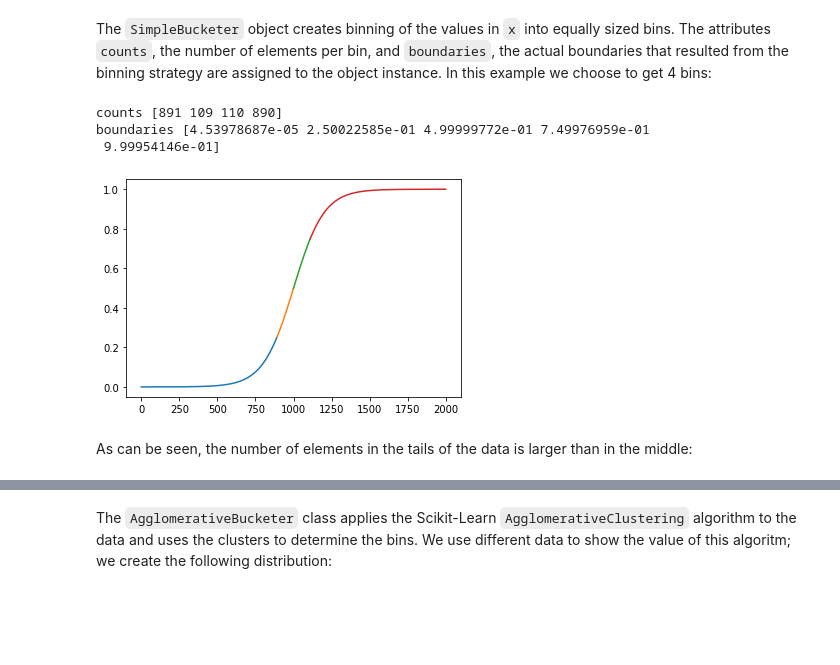
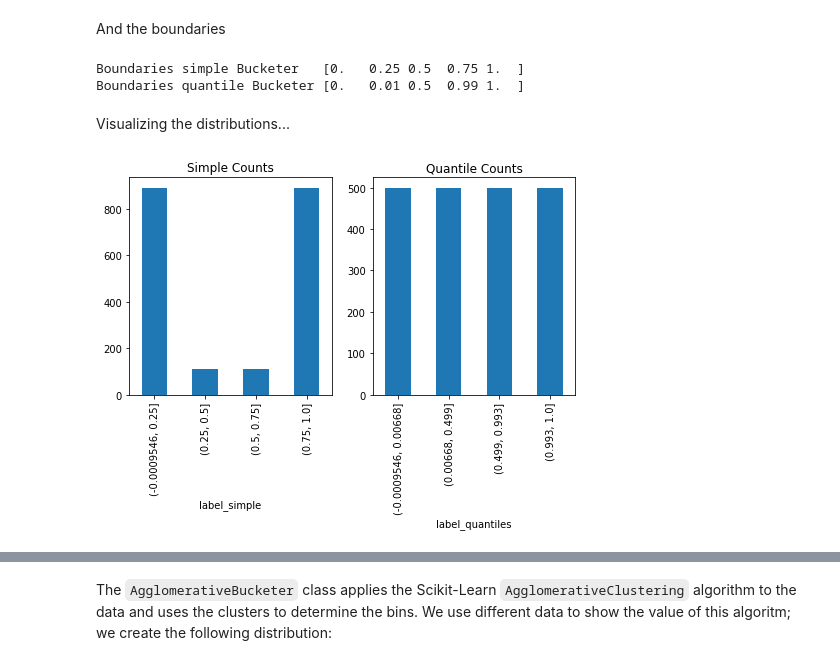
Before and after one commit to sbjelogr/probatus, a Jupyter notebook: docs/source/nb_binning.ipynb, the cells around one changed output, grey strips where cells are left out. Drawn from its saved outputs; the diff is of its cells as text; code cells hidden in the pictures; blank space fills up the shorter version.

Commit message:
#161 updated the binning notebook

```diff
--- a/docs/source/nb_binning.ipynb
+++ b/docs/source/nb_binning.ipynb
@@ -24,5 +51,12 @@ def log_function(x):
 
 x = [log_function(x) for x in np.arange(-10,10,0.01)]
 
-plt.plot(x);
+
+mySimpleBucketer = SimpleBucketer(bin_count=4).fit(x)
+myQuantileBucketer = QuantileBucketer(bin_count=4).fit(x)
+
+simple_counts = mySimpleBucketer.compute(x)
+quantile_counts = myQuantileBucketer.compute(x)
+print(f'Counts simple Bucketer   {simple_counts}')
+print(f'Counts quantile Bucketer {quantile_counts}')
 # %% [output]
@@ -32,22 +65,22 @@ plt.plot(x);
-# %% [markdown]
-The `SimpleBucketer` object creates binning of the values in `x` into equally sized bins. The attributes `counts`, the number of elements per bin, and `boundaries`, the actual boundaries that resulted from the binning strategy are assigned to the object instance. In this example we choose to get 4 bins:
-# %%
-mySimpleBucketer = SimpleBucketer(bin_count=4)
-mySimpleBucketer.fit(x)
-print('counts', mySimpleBucketer.counts_)
-print('boundaries', mySimpleBucketer.boundaries_)
-# %% [output]
-counts [891 109 110 890]
-boundaries [4.53978687e-05 2.50022585e-01 4.99999772e-01 7.49976959e-01
- 9.99954146e-01]
+# %% [markdown]
+And the boundaries
+# %%
+print(f'Boundaries simple Bucketer   {np.round(mySimpleBucketer.boundaries_,2)}')
+print(f'Boundaries quantile Bucketer {np.round(myQuantileBucketer.boundaries_,2)}')
+# %% [output]
+Boundaries simple Bucketer   [0.   0.25 0.5  0.75 1.  ]
+Boundaries quantile Bucketer [0.   0.01 0.5  0.99 1.  ]
+# %% [markdown]
+Visualizing the distributions...
 # %%
 df = pd.DataFrame({'x':x})
-df['label'] = pd.cut(x, bins=mySimpleBucketer.boundaries_, include_lowest=True)
+df['label_simple'] = pd.cut(x, bins=mySimpleBucketer.boundaries_, include_lowest=True)
+df['label_quantiles'] = pd.cut(x, bins=myQuantileBucketer.boundaries_, include_lowest=True)
 
-fig, ax = plt.subplots()
-for label in df.label.unique():
-    df[df.label==label].plot(ax=ax, y='x', legend=False)
+fig, ax = plt.subplots(1,2, figsize = (8,4))
+df.groupby('label_simple')['x'].count().plot(kind='bar', ax = ax[0]);
+df.groupby('label_quantiles')['x'].count().plot(kind='bar', ax = ax[1]);
+ax[0].set_title('Simple Counts');
+ax[1].set_title('Quantile Counts');
 # %% [output]
-[figure, old version]
+[figure, new version]
-# %% [markdown]
-As can be seen, the number of elements in the tails of the data is larger than in the middle:
```
Also changed, not shown: parts of 36 cells of this notebook.
